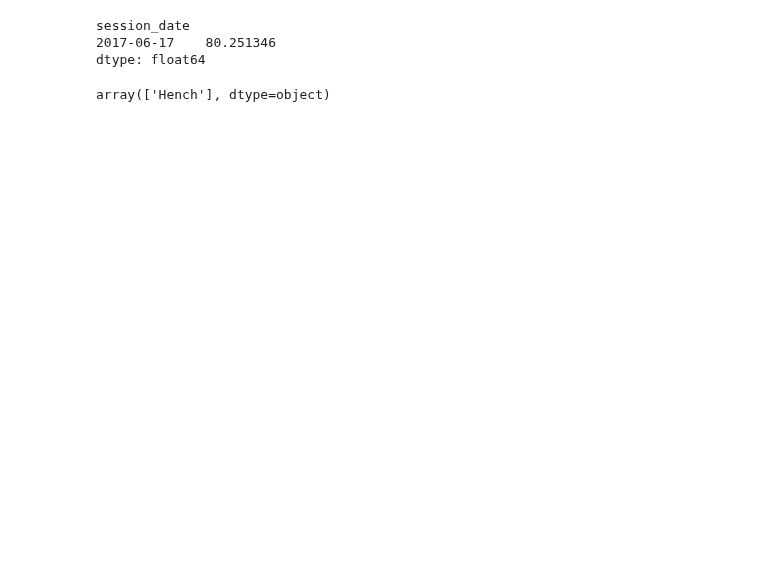
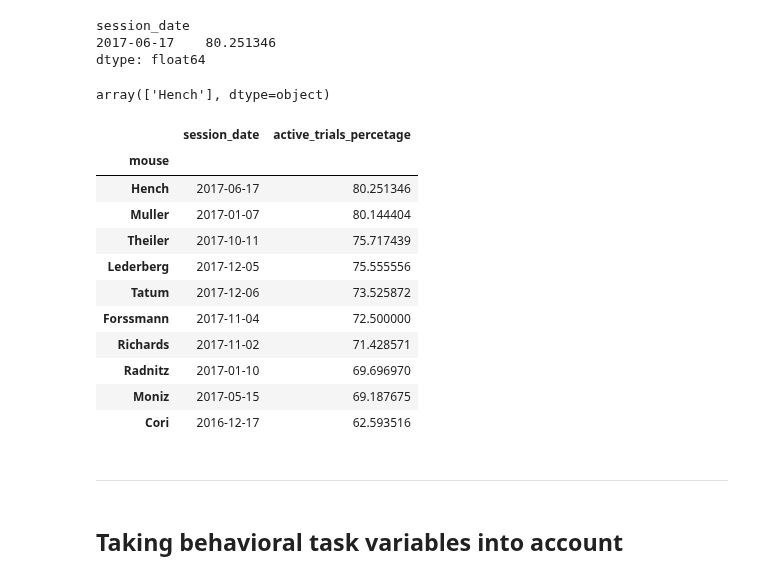
Before and after one commit to ibehave-ibots/iBOTS-Tools, a Jupyter notebook: workshops/bootcamp/mo/meta_data_exploration.ipynb, the cells around one changed output. Drawn from its saved outputs; the diff is of its cells as text; code cells hidden in the pictures; blank space fills up the shorter version.

```diff
--- a/workshops/bootcamp/mo/meta_data_exploration.ipynb
+++ b/workshops/bootcamp/mo/meta_data_exploration.ipynb
@@ -405,3 +425,24 @@ dtype: float64
 df[df.session_date == "2017-06-17"]["mouse"].unique()
 # %% [output]
 array(['Hench'], dtype=object)
+# %%
+active_trials_percetage = df.groupby("session_date")["active_trials"].transform(lambda x: sum(x)/len(x) * 100)
+df = df.assign(active_trials_percetage=active_trials_percetage)
+df.groupby("mouse").apply(lambda x: x.loc[x.active_trials_percetage == x.active_trials_percetage.max(), ["session_date", "active_trials_percetage"]].iloc[0]).sort_values("active_trials_percetage", ascending=False)
+# %% [output]
+|  | session_date | active_trials_percetage |
+| mouse |  |  |
+| Hench | 2017-06-17 | 80.251346 |
+| Muller | 2017-01-07 | 80.144404 |
+| Theiler | 2017-10-11 | 75.717439 |
+| Lederberg | 2017-12-05 | 75.555556 |
+| Tatum | 2017-12-06 | 73.525872 |
+| Forssmann | 2017-11-04 | 72.500000 |
+| Richards | 2017-11-02 | 71.428571 |
+| Radnitz | 2017-01-10 | 69.696970 |
+| Moniz | 2017-05-15 | 69.187675 |
+| Cori | 2016-12-17 | 62.593516 |
+# %% [markdown]
+---
+# %% [markdown]
+## Taking behavioral task variables into account
```
Also changed, not shown: parts of 19 cells of this notebook, 3 other files.
